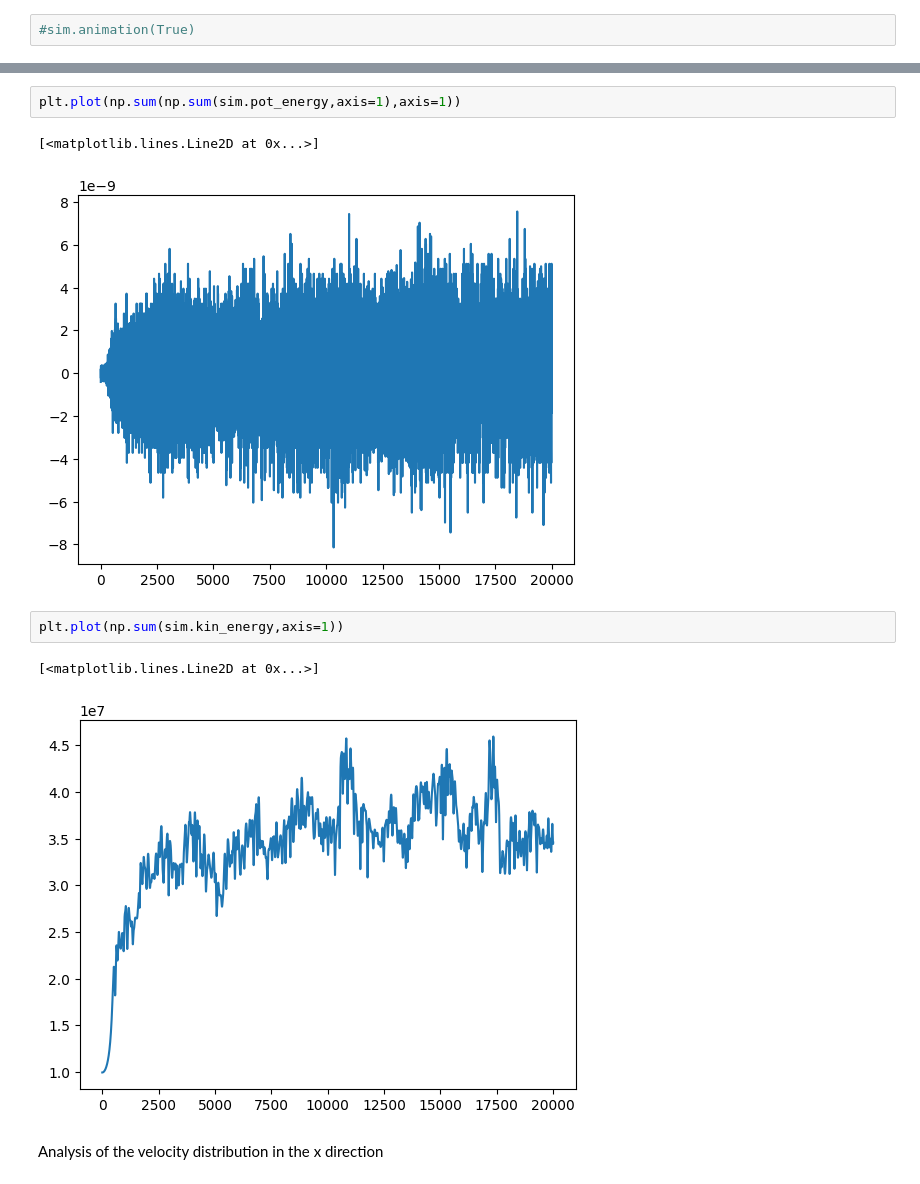
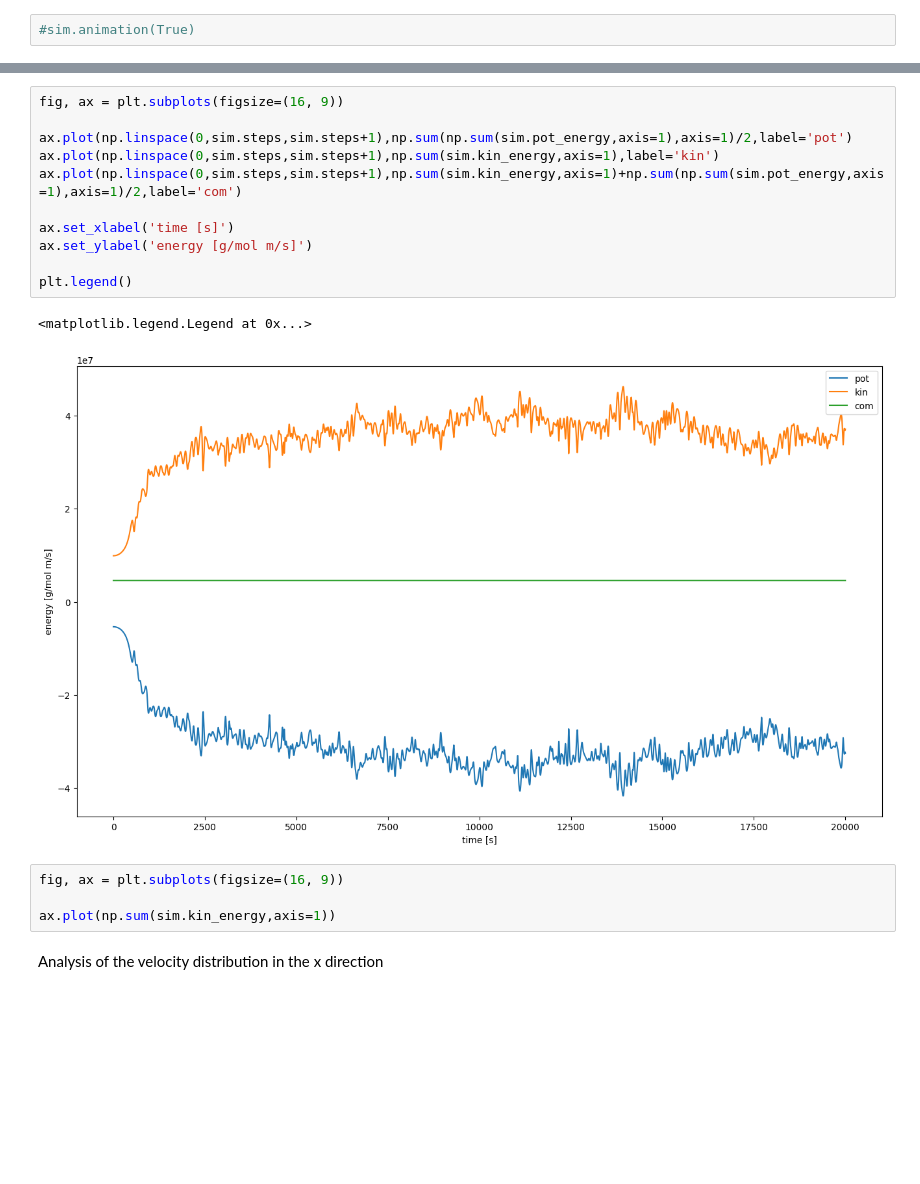
Before and after one commit to JONNeKK/ccs, a Jupyter notebook: week_2/week_2_funzt.ipynb, the cells around one changed output, grey strips where cells are left out. Drawn from its saved outputs; the diff is of its cells as text; blank space fills up the shorter version.

```diff
--- a/week_2/week_2_funzt.ipynb
+++ b/week_2/week_2_funzt.ipynb
@@ -623,13 +628,21 @@ sim.histogram_vel_last2first(0.1)'''
-# %%
-plt.plot(np.sum(np.sum(sim.pot_energy,axis=1),axis=1))
-# %% [output]
-[<matplotlib.lines.Line2D at 0x...>]
-[figure, removed]
+# %%
+fig, ax = plt.subplots(figsize=(16, 9))
+
+ax.plot(np.linspace(0,sim.steps,sim.steps+1),np.sum(np.sum(sim.pot_energy,axis=1),axis=1)/2,label='pot')
+ax.plot(np.linspace(0,sim.steps,sim.steps+1),np.sum(sim.kin_energy,axis=1),label='kin')
+ax.plot(np.linspace(0,sim.steps,sim.steps+1),np.sum(sim.kin_energy,axis=1)+np.sum(np.sum(sim.pot_energy,axis=1),axis=1)/2,label='com')
+
+ax.set_xlabel('time [s]')
+ax.set_ylabel('energy [g/mol m/s]')
+
+plt.legend()
+# %% [output]
+<matplotlib.legend.Legend at 0x...>
+[figure, added]
 # %%
-plt.plot(np.sum(sim.kin_energy,axis=1))
+fig, ax = plt.subplots(figsize=(16, 9))
+
+ax.plot(np.sum(sim.kin_energy,axis=1))
-# %% [output]
-[<matplotlib.lines.Line2D at 0x...>]
-[figure, removed]
 # %% [markdown]
 Analysis of the velocity distribution in the x direction
 # %%
```
Also changed, not shown: parts of 6 cells of this notebook, 1 other file.
